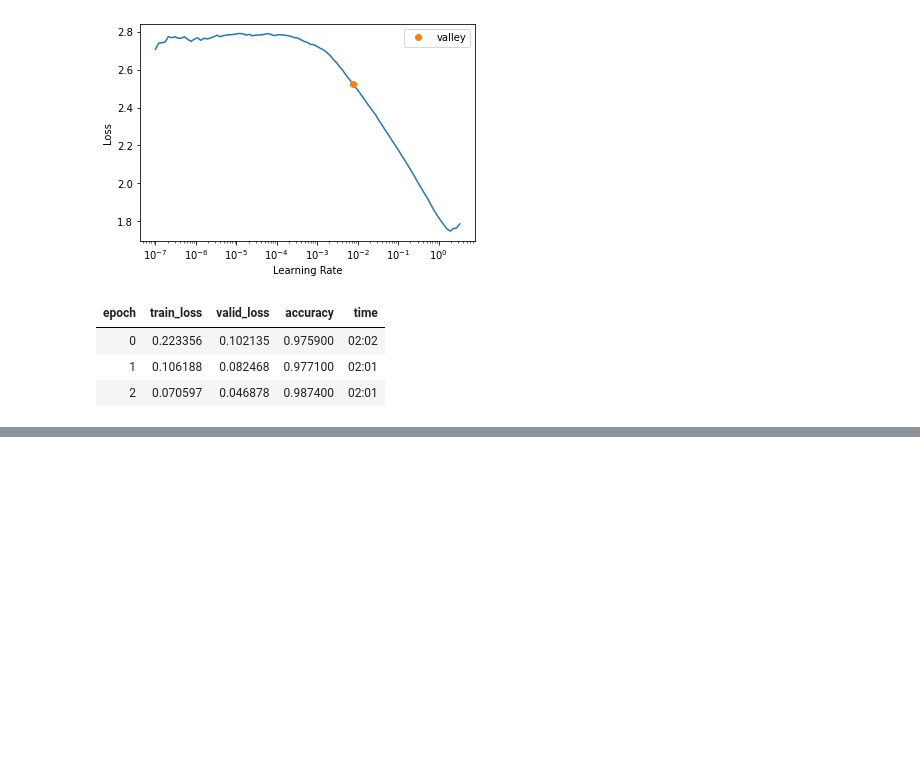
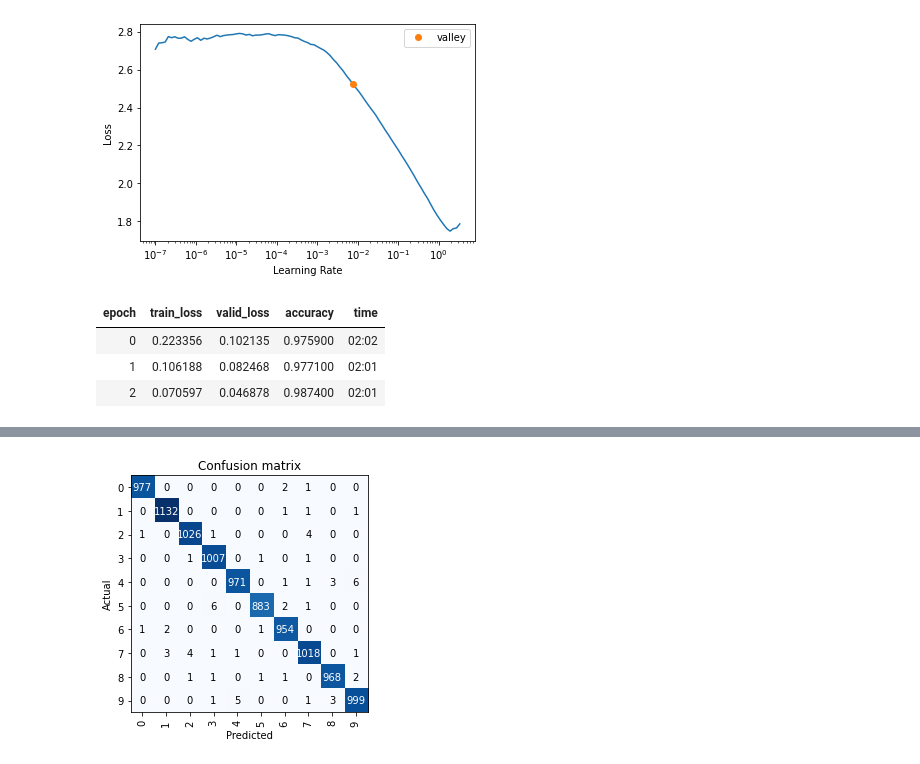
Before and after one commit to Aravinda89/Image-Classificatio-from-Scratch, a Jupyter notebook: mnist.ipynb, the cells around one changed output, grey strips where cells are left out. Drawn from its saved outputs; the diff is of its cells as text; code cells hidden in the pictures; blank space fills up the shorter version.

```diff
--- a/mnist.ipynb
+++ b/mnist.ipynb
@@ -194,0 +323,4 @@ learn.fit_one_cycle(3, lr_max=0.007585775572806597)
+# %%
+learn.fit_one_cycle(10, lr_max=0.0020892962347716093,
+                    cbs=[EarlyStoppingCallback(monitor='valid_loss', patience=3),
+                    ReduceLROnPlateau(monitor='valid_loss', patience=2)])
@@ -194,0 +341,2 @@ learn.fit_one_cycle(3, lr_max=0.007585775572806597)
+# %%
+interp = ClassificationInterpretation.from_learner(learn)
@@ -194,0 +345,4 @@ learn.fit_one_cycle(3, lr_max=0.007585775572806597)
+# %%
+interp.plot_confusion_matrix()
+# %% [output]
+[figure, added]
```
Also changed, not shown: parts of 24 cells of this notebook.
